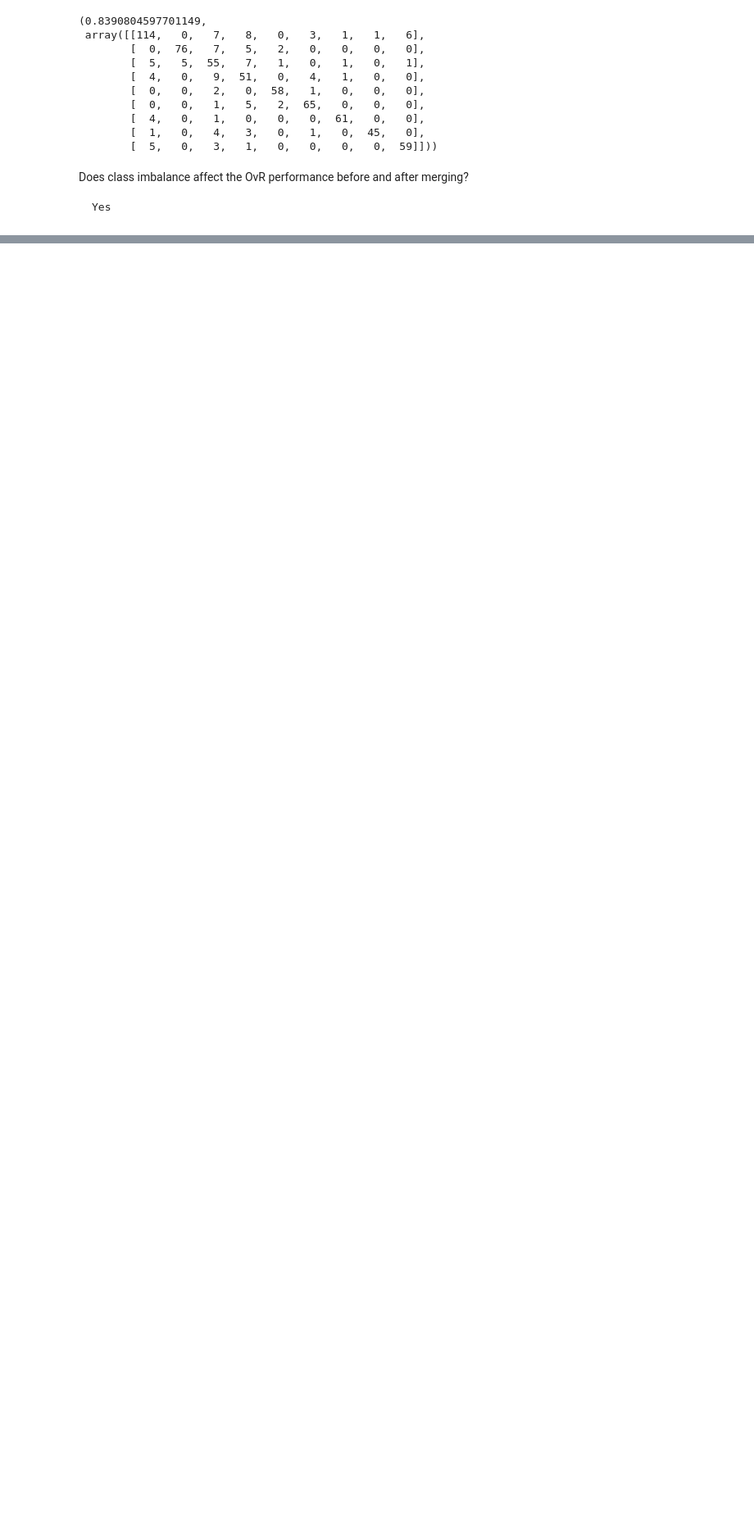
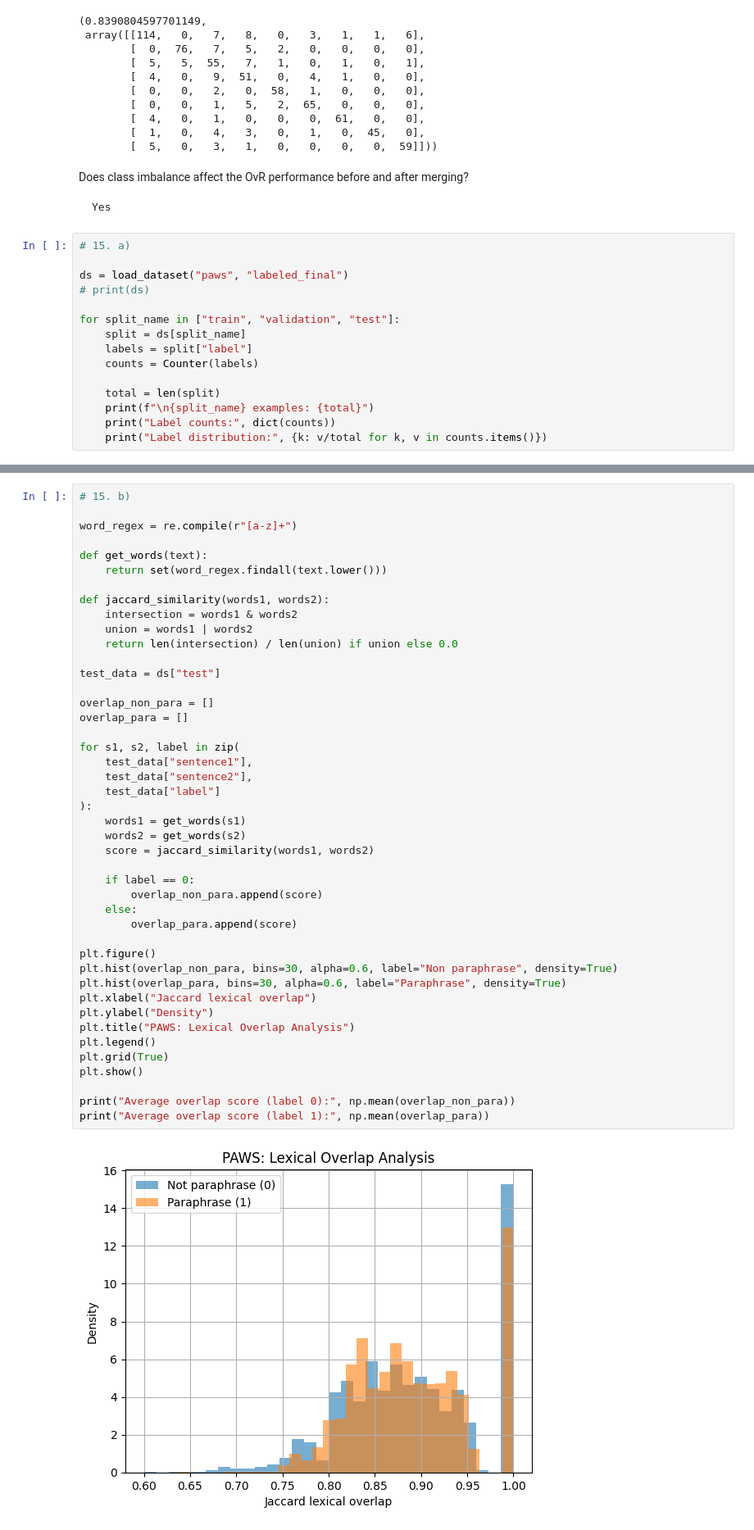
Before and after one commit to joelh11/ECE-219-Project1, a Jupyter notebook: q7_17_project1.ipynb, the cells around one changed output, grey strips where cells are left out. Shown at 82% size. Saved outputs shown, nothing was run; the diff lists cells and outputs as text; blank space fills up the shorter version.

```diff
--- a/q7_12_project1.ipynb
+++ b/q7_17_project1.ipynb
@@ -802,3 +802,18 @@ Confusion Matrix:
 Does class imbalance affect the OvR performance before and after merging?
 
     Yes
+# %%
+# 15. a)
+
+ds = load_dataset("paws", "labeled_final")
+# print(ds)
+
+for split_name in ["train", "validation", "test"]:
+    split = ds[split_name]
+    labels = split["label"]
+    counts = Counter(labels)
+
+    total = len(split)
+    print(f"\n{split_name} examples: {total}")
+    print("Label counts:", dict(counts))
+    print("Label distribution:", {k: v/total for k, v in counts.items()})
@@ -804,0 +832,46 @@ Does class imbalance affect the OvR performance before and after merging?
+# %%
+# 15. b)
+
+word_regex = re.compile(r"[a-z]+")
+
+def get_words(text):
+    return set(word_regex.findall(text.lower()))
+
+def jaccard_similarity(words1, words2):
+    intersection = words1 & words2
+    union = words1 | words2
+    return len(intersection) / len(union) if union else 0.0
+
+test_data = ds["test"]
+
+overlap_non_para = []
+overlap_para = []
+
+for s1, s2, label in zip(
+    test_data["sentence1"],
+    test_data["sentence2"],
+    test_data["label"]
+):
+    words1 = get_words(s1)
+    words2 = get_words(s2)
+    score = jaccard_similarity(words1, words2)
+
+    if label == 0:
+        overlap_non_para.append(score)
+    else:
+        overlap_para.append(score)
+
+plt.figure()
+plt.hist(overlap_non_para, bins=30, alpha=0.6, label="Non paraphrase", density=True)
+plt.hist(overlap_para, bins=30, alpha=0.6, label="Paraphrase", density=True)
+plt.xlabel("Jaccard lexical overlap")
+plt.ylabel("Density")
+plt.title("PAWS: Lexical Overlap Analysis")
+plt.legend()
+plt.grid(True)
+plt.show()
+
+print("Average overlap score (label 0):", np.mean(overlap_non_para))
+print("Average overlap score (label 1):", np.mean(overlap_para))
+# %% [output]
+[figure, added]
```
Also changed, not shown: parts of 5 cells of this notebook, 1 other file.
